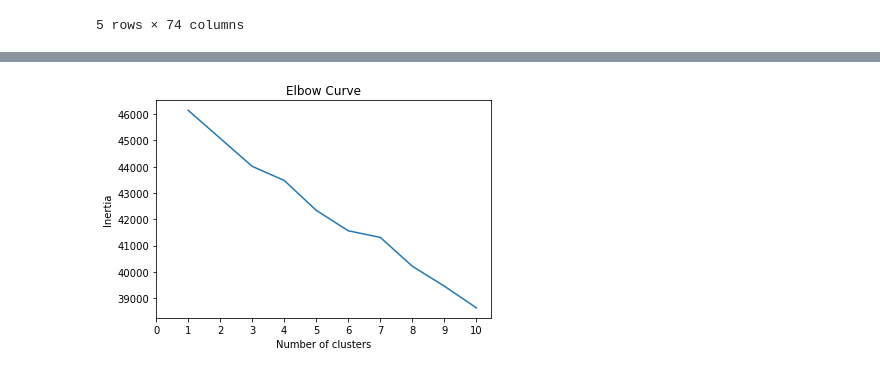
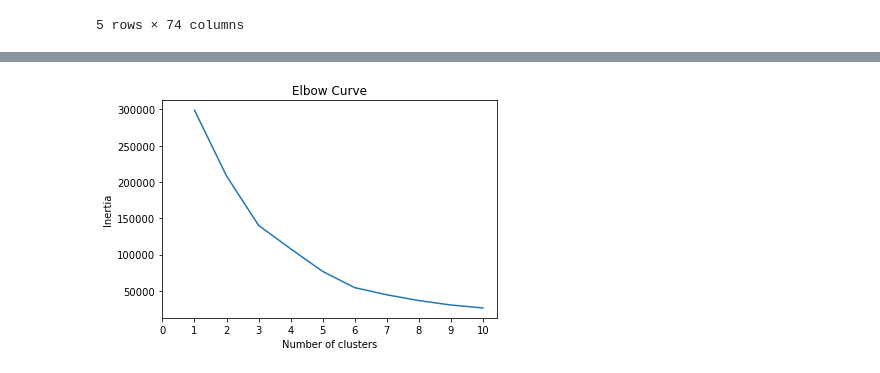
Before and after one commit to ejdublin28/unsupervised-ml, a Jupyter notebook: crypto.ipynb, the cells around one changed output, grey strips where cells are left out. Cells and saved outputs as stored; diff of their text form; code cells hidden in the pictures.

```diff
--- a/crypto.ipynb
+++ b/crypto.ipynb
@@ -83,0 +103,6 @@ df_crypto_pca.head()
+# %%
+# Run t-SNE
+tsne = TSNE(learning_rate=250)
+tsne_features = tsne.fit_transform(df_crypto_pca)
+# Check that dimensions have been reduced to two
+tsne_features.shape
@@ -84,23 +117,23 @@ df_crypto_pca.head()
 # %%
 # Finding the best value for k
 inertia = []
 k = list(range(1, 11))
 
 # Calculate the inertia for the range of k values
 for i in k:
-    km = KMeans(n_clusters=i, random_state=28)
-    km.fit(df_crypto_pca)
+    km = KMeans(n_clusters=i, random_state=0)
+    km.fit(tsne_features)
     inertia.append(km.inertia_)
 
 # Creating the Elbow Curve
 elbow_data = {"k": k, "inertia": inertia}
 df_elbow = pd.DataFrame(elbow_data)
 
 plt.plot(df_elbow['k'], df_elbow['inertia'])
 plt.xticks(list(range(11)))
 plt.title('Elbow Curve')
 plt.xlabel('Number of clusters')
 plt.ylabel('Inertia')
 plt.show()
 # %% [output]
-[figure, old version]
+[figure, new version]
```
Also changed, not shown: parts of 5 cells of this notebook, 1 other file.
